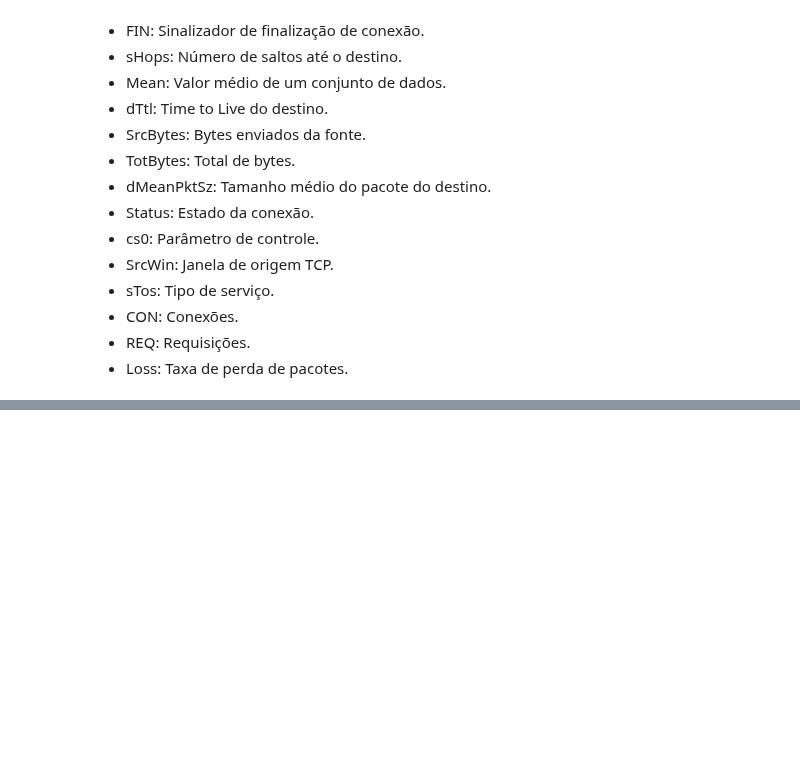
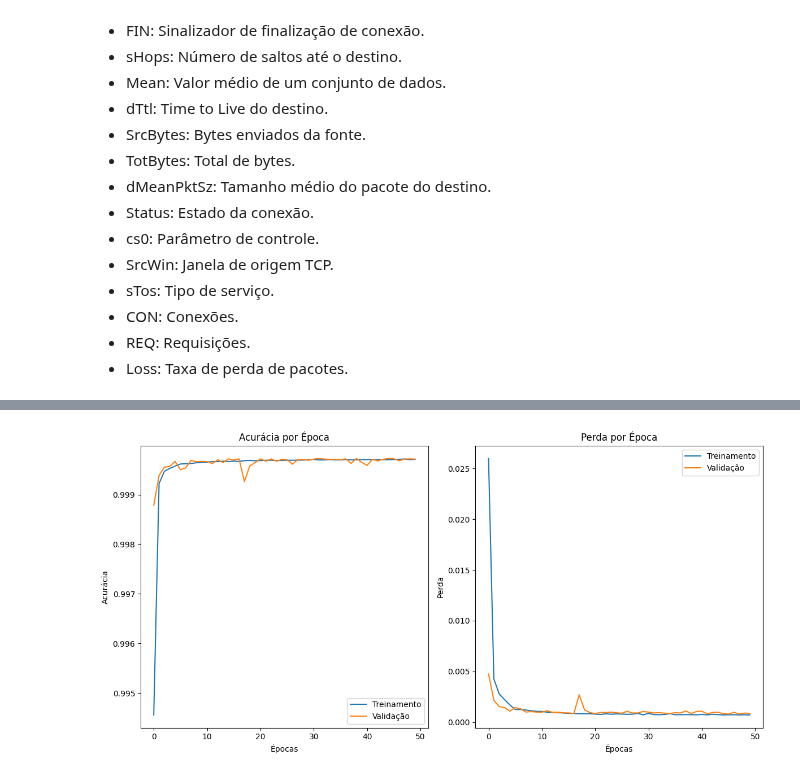
Before and after one commit to gabrieladamasceno/Attacks_5G, a Jupyter notebook: MLP.ipynb, the cells around one changed output, grey strips where cells are left out. Saved outputs shown, nothing was run; the diff lists cells and outputs as text; code cells hidden in the pictures; blank space fills up the shorter version.

```diff
--- a/MLP.ipynb
+++ b/MLP.ipynb
@@ -242,18 +216,0 @@ disp.plot(cmap='Blues')'''
-# %%
-from sklearn.model_selection import train_test_split
-from sklearn.metrics import confusion_matrix, ConfusionMatrixDisplay
-from sklearn.neural_network import MLPClassifier
-# Definir a estrutura da MLP Relu
-model = Sequential()
-model.add(Input(shape=(X_train.shape[1],)))
-model.add(Dense(96, activation='relu')),  # Camada de entrada com 96 neurônios
-model.add(Dense(64, activation='relu')),  # Primeira camada oculta
-model.add(Dense(64, activation='relu')),  # Segunda camada oculta
-model.add(Dense(64, activation='relu')),  # Terceira camada oculta
-model.add(Dense(1, activation='sigmoid'))  # Camada de saída para classificação binária
-
-# Compilar o modelo
-model.compile(optimizer=Adam(learning_rate=0.0001, clipnorm=1.0), loss='binary_crossentropy', metrics=['accuracy'])
-
-# Treinar o modelo
-history = model.fit(X_train, y_train, epochs=5, batch_size=100, validation_data=(X_test, y_test))
@@ -314,0 +265,26 @@ F1 Score: 0.9993527710793064
+# %%
+# Gráfico de Acurácia
+plt.figure(figsize=(12, 6))
+
+# Acurácia de treino
+plt.subplot(1, 2, 1)
+plt.plot(history.history['accuracy'], label='Treinamento')
+plt.plot(history.history['val_accuracy'], label='Validação')
+plt.title('Acurácia por Época')
+plt.xlabel('Épocas')
+plt.ylabel('Acurácia')
+plt.legend()
+
+# Gráfico de Perda
+plt.subplot(1, 2, 2)
+plt.plot(history.history['loss'], label='Treinamento')
+plt.plot(history.history['val_loss'], label='Validação')
+plt.title('Perda por Época')
+plt.xlabel('Épocas')
+plt.ylabel('Perda')
+plt.legend()
+
+plt.tight_layout()
+plt.show()
+# %% [output]
+[figure, added]
```
Also changed, not shown: parts of 20 cells of this notebook.
